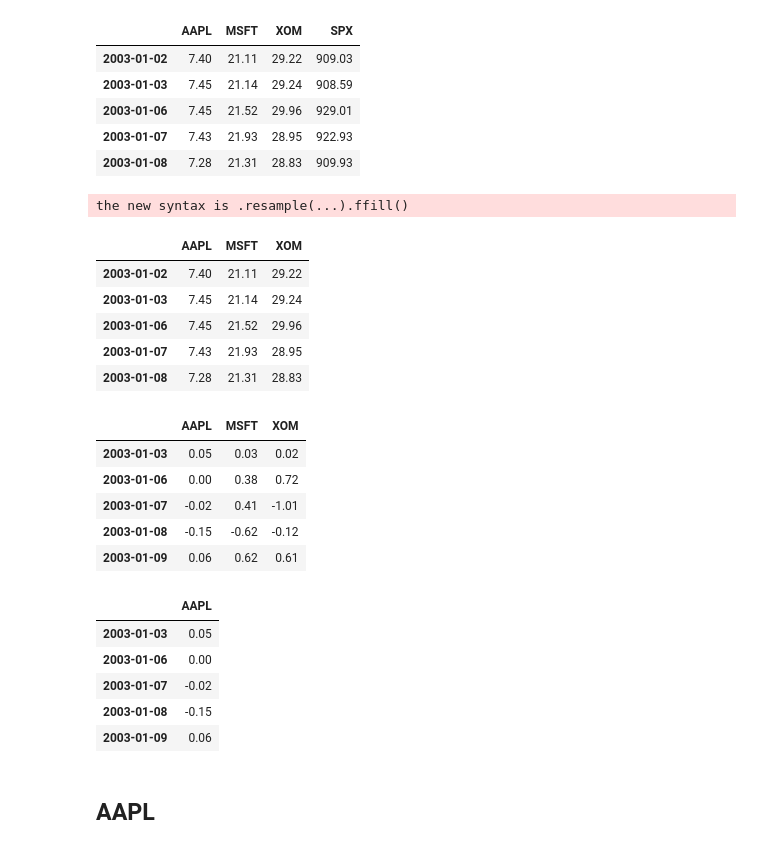
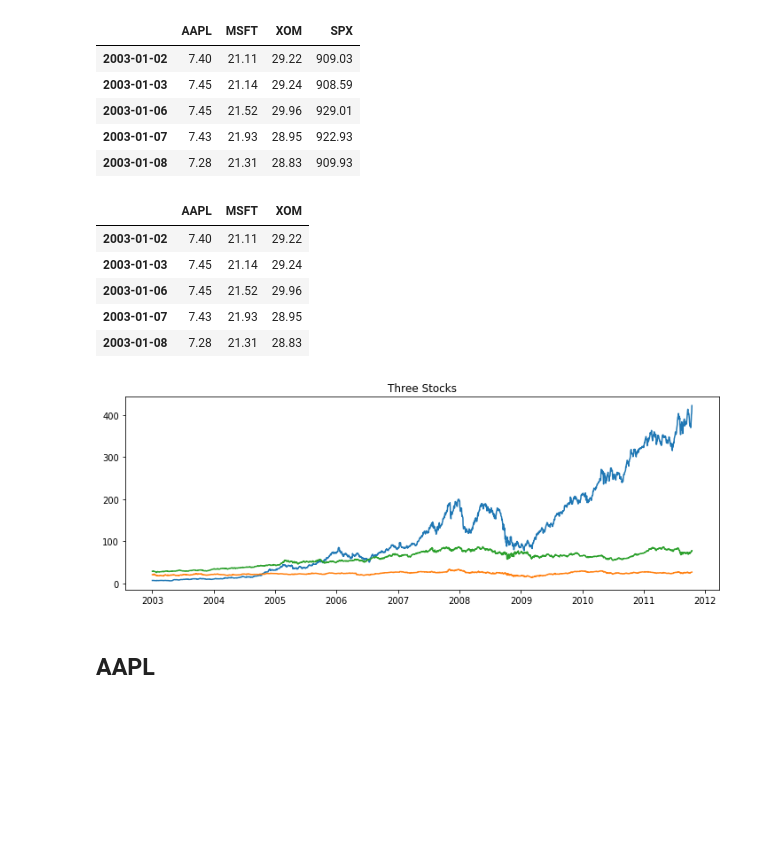
Before and after one commit to WentingRuan/Learn_Python, a Jupyter notebook: 12/hw_12.ipynb, the cells around one changed output. Drawn from its saved outputs; the diff is of its cells as text; code cells hidden in the pictures; blank space fills up the shorter version.

```diff
--- a/12/hw_12.ipynb
+++ b/12/hw_12.ipynb
@@ -177,11 +177,13 @@ pd.options.display.max_rows = 12
 np.set_printoptions(precision=4, suppress=True)
 import matplotlib.pyplot as plt
 plt.rc('figure', figsize=(12, 4))
+from statsmodels.graphics.tsaplots import plot_acf
+from statsmodels.graphics.tsaplots import plot_pacf
 
 o =os.getcwd()
 
-filename = o+"\\stock_px.csv"
-
+#filename = o+"\\stock_px.csv" #windows
+filename = o+"/stock_px.csv" # linux
 close_px_all= pd.read_csv(filename,encoding="gbk", parse_dates=True, index_col=0)
 close_px_all = pd.DataFrame(close_px_all,dtype=np.float64)
 close_px_all.head()
@@ -194,24 +196,12 @@ close_px_all.head()
 | 2003-01-08 | 7.28 | 21.31 | 28.83 | 909.93 |
 # %%
 close_px = close_px_all[['AAPL', 'MSFT', 'XOM']]
-close_px = close_px.resample('B', fill_method='ffill').ffill()
+#close_px = close_px.resample('B', fill_method='ffill').ffill()
 close_px.head()
 # %% [output]
-the new syntax is .resample(...).ffill()
 |  | AAPL | MSFT | XOM |
 | 2003-01-02 | 7.40 | 21.11 | 29.22 |
 | 2003-01-03 | 7.45 | 21.14 | 29.24 |
 | 2003-01-06 | 7.45 | 21.52 | 29.96 |
 | 2003-01-07 | 7.43 | 21.93 | 28.95 |
 | 2003-01-08 | 7.28 | 21.31 | 28.83 |
-# %%
-#差分后的结果
-D_data = close_px.diff().dropna()
-D_data.head()
-# %% [output]
-|  | AAPL | MSFT | XOM |
-| 2003-01-03 | 0.05 | 0.03 | 0.02 |
-| 2003-01-06 | 0.00 | 0.38 | 0.72 |
-| 2003-01-07 | -0.02 | 0.41 | -1.01 |
-| 2003-01-08 | -0.15 | -0.62 | -0.12 |
-| 2003-01-09 | 0.06 | 0.62 | 0.61 |
@@ -222,12 +208,16 @@ XOM = D_data[["XOM"]]
-# %%
-AAPL.head()
-# %% [output]
-|  | AAPL |
-| 2003-01-03 | 0.05 |
-| 2003-01-06 | 0.00 |
-| 2003-01-07 | -0.02 |
-| 2003-01-08 | -0.15 |
-| 2003-01-09 | 0.06 |
+# %%
+plt.rcParams['font.sans-serif']=['SimHei'] #用来正常显示中文标签
+plt.rcParams['axes.unicode_minus']=False #用来正常显示负号
+
+import warnings
+
+warnings.filterwarnings('ignore')
+
+plt.plot(close_px)
+plt.title('Three Stocks')
+plt.show()
+# %% [output]
+[figure, added]
 # %%
 # data.plot()
 # plt.show()
```
Also changed, not shown: parts of 12 cells of this notebook.
